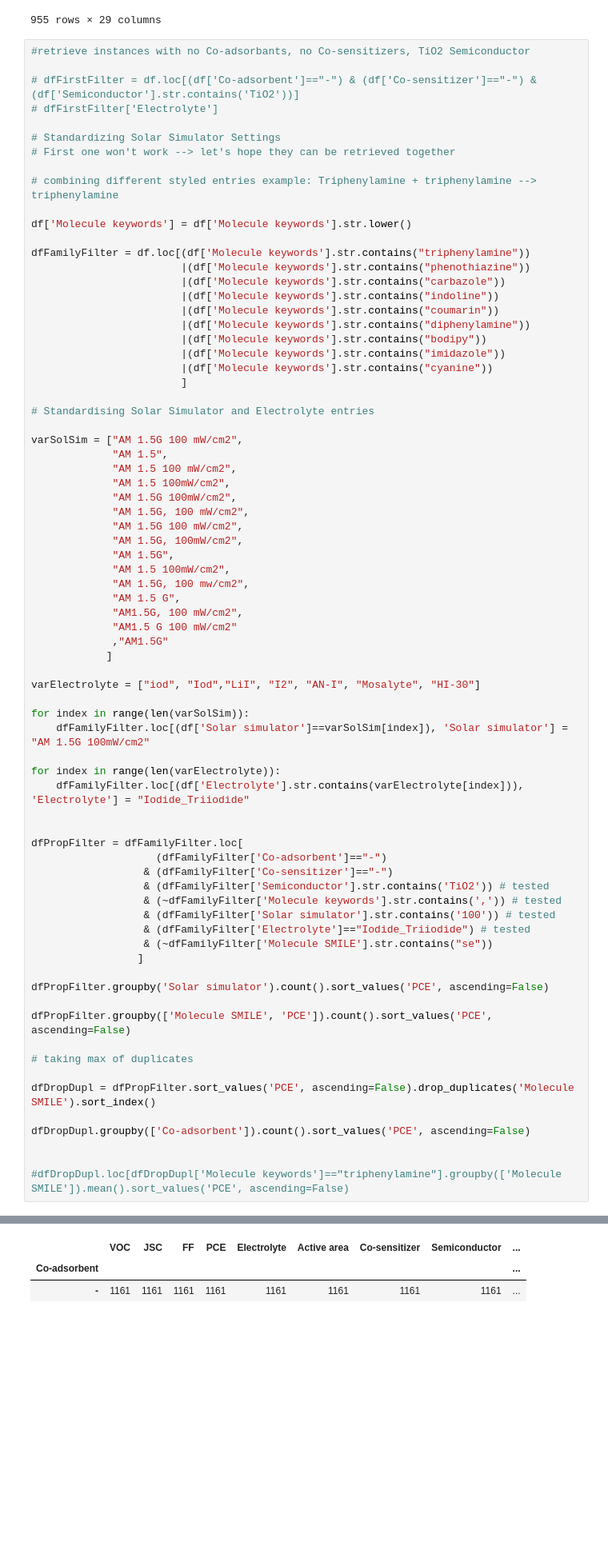
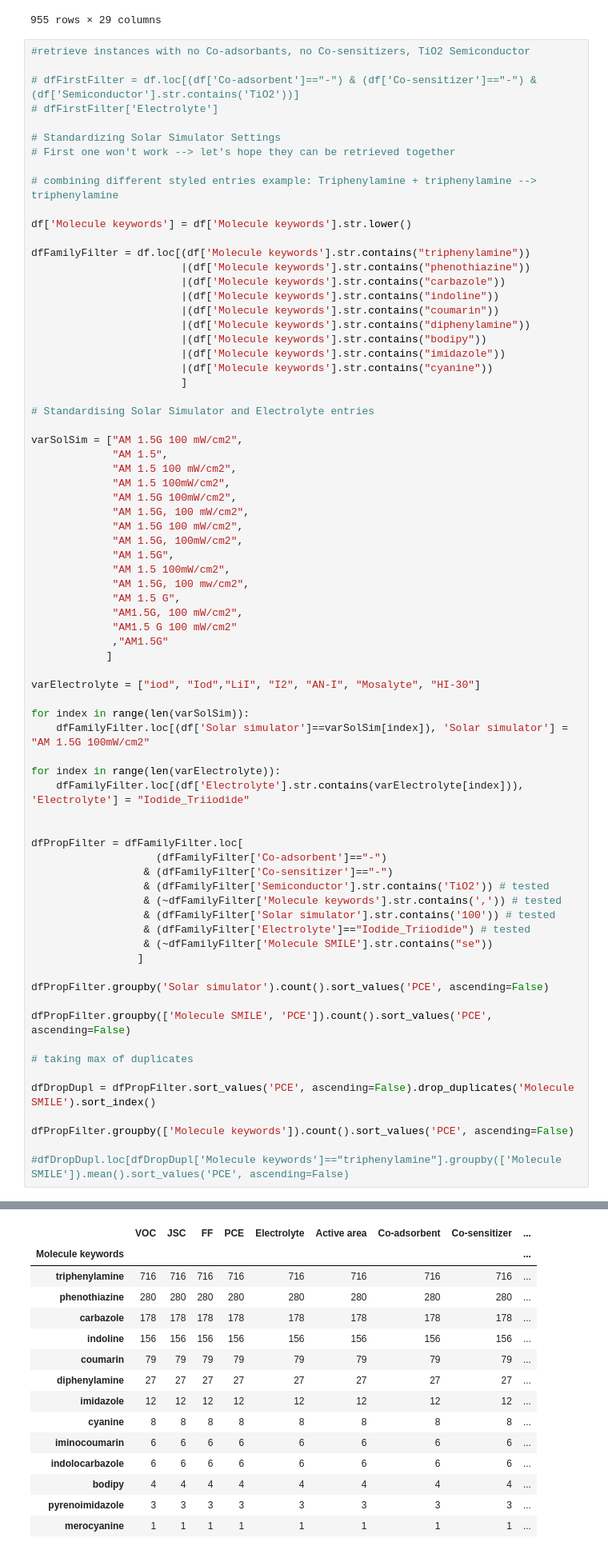
Before and after one commit to PaulC61/Cheminformatics, a Jupyter notebook: InternshipM2_BIU/WorkingEnvironment/Phase1/dataProcessing.ipynb, the cells around one changed output, grey strips where cells are left out. Shown at 80% size. Saved outputs shown, nothing was run; the diff lists cells and outputs as text; blank space fills up the shorter version.

```diff
--- a/InternshipM2_BIU/WorkingEnvironment/Phase1/dataProcessing.ipynb
+++ b/InternshipM2_BIU/WorkingEnvironment/Phase1/dataProcessing.ipynb
@@ -78,35 +78,46 @@ for index in range(len(varSolSim)):
 for index in range(len(varElectrolyte)):
     dfFamilyFilter.loc[(df['Electrolyte'].str.contains(varElectrolyte[index])), 'Electrolyte'] = "Iodide_Triiodide"
 
 
 dfPropFilter = dfFamilyFilter.loc[
                     (dfFamilyFilter['Co-adsorbent']=="-")
                   & (dfFamilyFilter['Co-sensitizer']=="-")
                   & (dfFamilyFilter['Semiconductor'].str.contains('TiO2')) # tested
                   & (~dfFamilyFilter['Molecule keywords'].str.contains(',')) # tested
                   & (dfFamilyFilter['Solar simulator'].str.contains('100')) # tested
                   & (dfFamilyFilter['Electrolyte']=="Iodide_Triiodide") # tested
                   & (~dfFamilyFilter['Molecule SMILE'].str.contains("se"))
                  ]
 
 dfPropFilter.groupby('Solar simulator').count().sort_values('PCE', ascending=False)
 
 dfPropFilter.groupby(['Molecule SMILE', 'PCE']).count().sort_values('PCE', ascending=False)
 
 # taking max of duplicates
 
 dfDropDupl = dfPropFilter.sort_values('PCE', ascending=False).drop_duplicates('Molecule SMILE').sort_index()
 
-dfDropDupl.groupby(['Co-adsorbent']).count().sort_values('PCE', ascending=False)
-
+dfPropFilter.groupby(['Molecule keywords']).count().sort_values('PCE', ascending=False)
 
 #dfDropDupl.loc[dfDropDupl['Molecule keywords']=="triphenylamine"].groupby(['Molecule SMILE']).mean().sort_values('PCE', ascending=False)
 # %% [output]
 A value is trying to be set on a copy of a slice from a DataFrame.
 Try using .loc[row_indexer,col_indexer] = value instead
 
 See the caveats in the documentation: http://pandas.pydata.org/pandas-docs/stable/indexing.html#indexing-view-versus-copy
   self.obj[item] = s
-|  | VOC | JSC | FF | PCE | Electrolyte | Active area | Co-sensitizer | Semiconductor | ... |
-| Co-adsorbent |  |  |  |  |  |  |  |  | ... |
-| - | 1161 | 1161 | 1161 | 1161 | 1161 | 1161 | 1161 | 1161 | ... |
+|  | VOC | JSC | FF | PCE | Electrolyte | Active area | Co-adsorbent | Co-sensitizer | ... |
+| Molecule keywords |  |  |  |  |  |  |  |  | ... |
+| triphenylamine | 716 | 716 | 716 | 716 | 716 | 716 | 716 | 716 | ... |
+| phenothiazine | 280 | 280 | 280 | 280 | 280 | 280 | 280 | 280 | ... |
+| carbazole | 178 | 178 | 178 | 178 | 178 | 178 | 178 | 178 | ... |
+| indoline | 156 | 156 | 156 | 156 | 156 | 156 | 156 | 156 | ... |
+| coumarin | 79 | 79 | 79 | 79 | 79 | 79 | 79 | 79 | ... |
+| diphenylamine | 27 | 27 | 27 | 27 | 27 | 27 | 27 | 27 | ... |
+| imidazole | 12 | 12 | 12 | 12 | 12 | 12 | 12 | 12 | ... |
+| cyanine | 8 | 8 | 8 | 8 | 8 | 8 | 8 | 8 | ... |
+| iminocoumarin | 6 | 6 | 6 | 6 | 6 | 6 | 6 | 6 | ... |
+| indolocarbazole | 6 | 6 | 6 | 6 | 6 | 6 | 6 | 6 | ... |
+| bodipy | 4 | 4 | 4 | 4 | 4 | 4 | 4 | 4 | ... |
+| pyrenoimidazole | 3 | 3 | 3 | 3 | 3 | 3 | 3 | 3 | ... |
+| merocyanine | 1 | 1 | 1 | 1 | 1 | 1 | 1 | 1 | ... |
```
Also changed, not shown: parts of 3 cells of this notebook, 1 other file.
